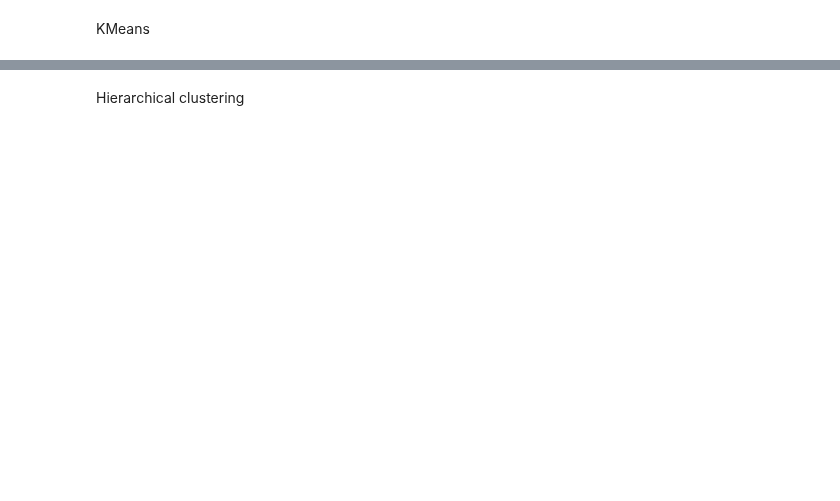
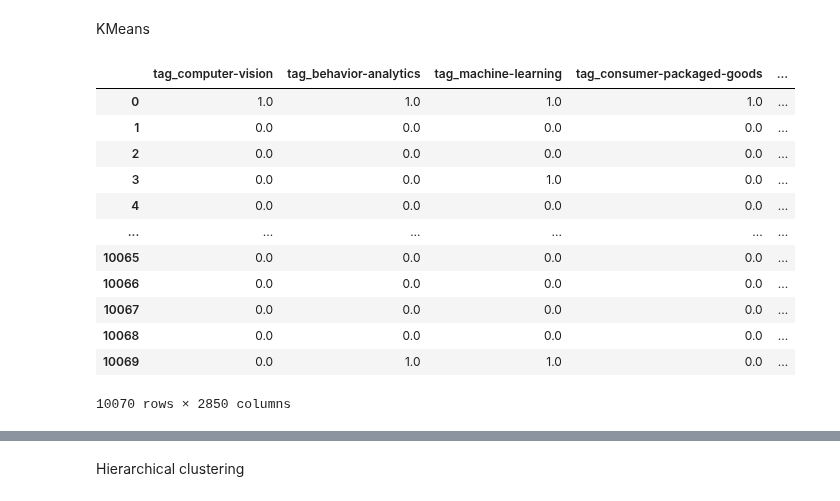
Before and after one commit to matanini/startup_classifier, a Jupyter notebook: unsupervised.ipynb, the cells around one changed output, grey strips where cells are left out. Drawn from its saved outputs; the diff is of its cells as text; code cells hidden in the pictures; blank space fills up the shorter version.

```diff
--- a/unsupervised.ipynb
+++ b/unsupervised.ipynb
@@ -68,2 +70,35 @@ X3 shape: (10070, 12)
 # %% [markdown]
 KMeans
+# %%
+import pandas as pd
+import numpy as np
+import matplotlib.pyplot as plt
+%matplotlib inline
+
+data = pd.read_csv('data/dataframes/final_cleaned.csv').iloc[:,1:]
+cat_cols = ['founded', 'business model','employees','product stage','status','funding stage','succeeded']
+num_cols = ['total_raised','total_rounds', 'investors','ipo_price', 'geo_market_per']
+tag_cols = [col for col in data.columns if col.startswith('tag_')]
+targetmarket_cols = [col for col in data.columns if col.startswith('targetmarket_')]
+sector_list = [col for col in data.columns if col.startswith("sector_")]
+target_ind_list = [col  for col in data.columns if col.startswith("industry_")]
+technology_list = [col  for col in data.columns if col.startswith("technology_")]
+
+# pca_cols = [col for col in pca_df.columns[2:] if col not in cat_cols and col not in num_cols]
+bin_cols = tag_cols + targetmarket_cols + sector_list + target_ind_list + technology_list
+
+data[bin_cols]
+# %% [output]
+|  | tag_computer-vision | tag_behavior-analytics | tag_machine-learning | tag_consumer-packaged-goods | ... |
+| 0 | 1.0 | 1.0 | 1.0 | 1.0 | ... |
+| 1 | 0.0 | 0.0 | 0.0 | 0.0 | ... |
+| 2 | 0.0 | 0.0 | 0.0 | 0.0 | ... |
+| 3 | 0.0 | 0.0 | 1.0 | 0.0 | ... |
+| 4 | 0.0 | 0.0 | 0.0 | 0.0 | ... |
+| ... | ... | ... | ... | ... | ... |
+| 10065 | 0.0 | 0.0 | 0.0 | 0.0 | ... |
+| 10066 | 0.0 | 0.0 | 0.0 | 0.0 | ... |
+| 10067 | 0.0 | 0.0 | 0.0 | 0.0 | ... |
+| 10068 | 0.0 | 0.0 | 0.0 | 0.0 | ... |
+| 10069 | 0.0 | 1.0 | 1.0 | 0.0 | ... |
+10070 rows × 2850 columns
```
Also changed, not shown: parts of 23 cells of this notebook, 1 other file.
